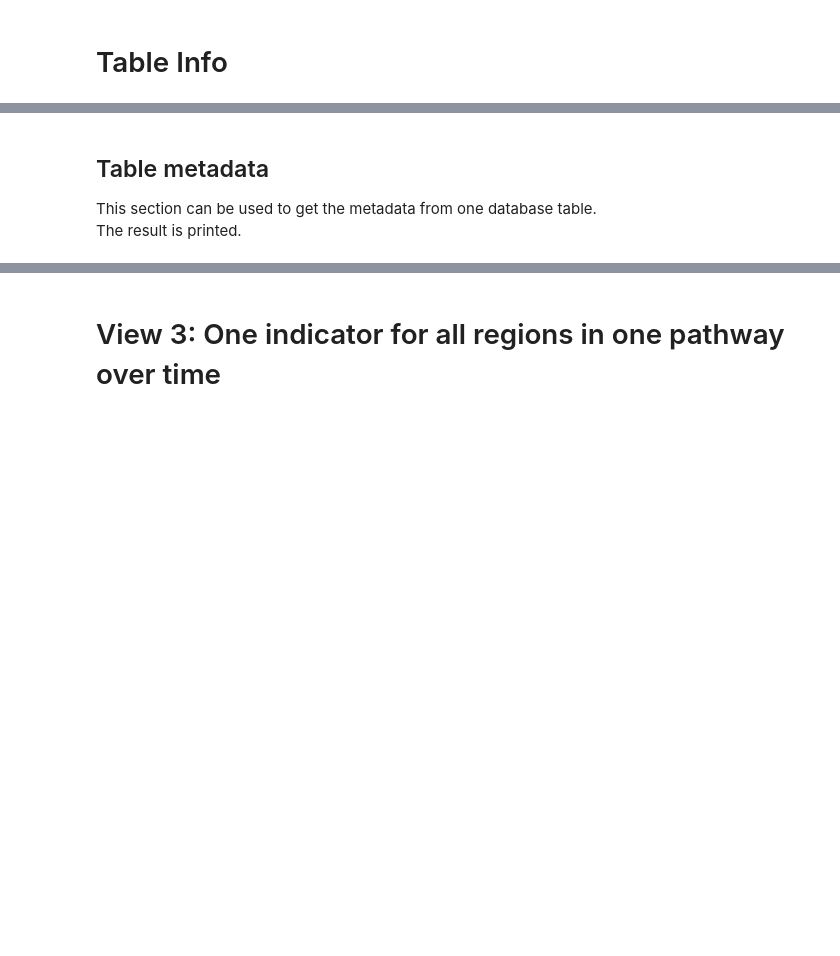
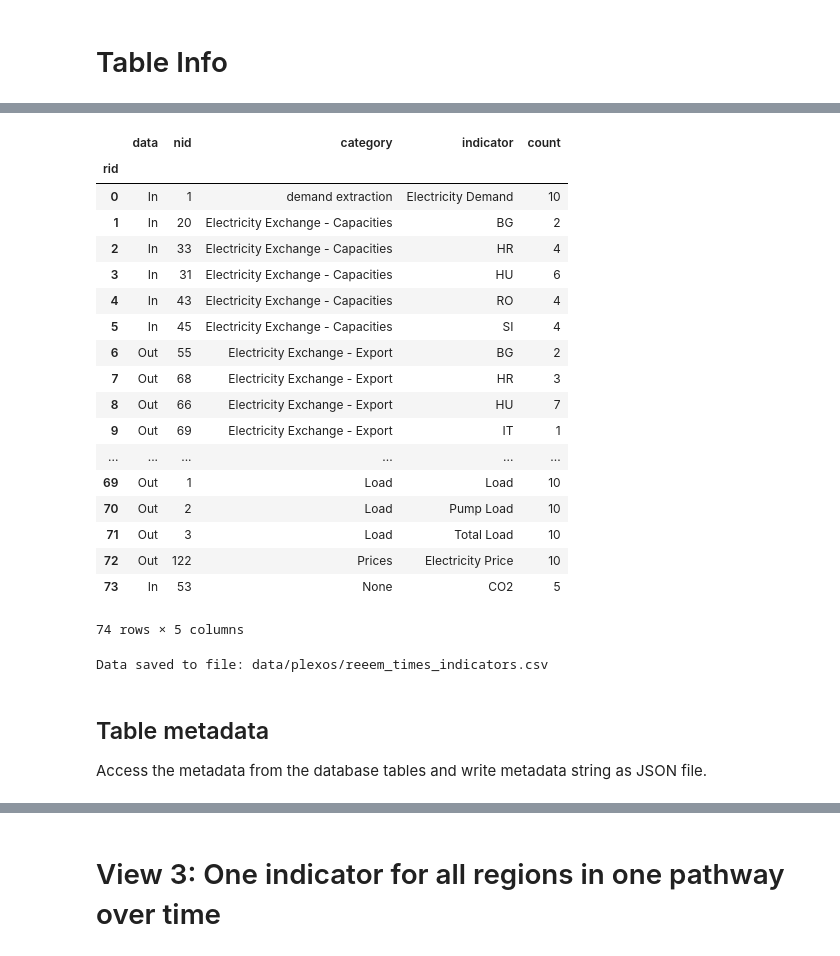
Before and after one commit to ReeemProject/reeem_db, a Jupyter notebook: database_views/reeem_jupyter/reeem_db_plot_Plexos.ipynb, the cells around one changed output, grey strips where cells are left out. Drawn from its saved outputs; the diff is of its cells as text; code cells hidden in the pictures; blank space fills up the shorter version.

Commit message:
update plexos adapter and jupyter #14

```diff
--- a/database_views/reeem_jupyter/reeem_db_plot_Plexos.ipynb
+++ b/database_views/reeem_jupyter/reeem_db_plot_Plexos.ipynb
@@ -159,24 +223,42 @@ df
 # %%
 # Indicators
 column = 'nid,category,indicator' # id, pathway, version, region, year, indicator, category, value, unit
 sql = text("""
     SELECT  'In' AS data, {3}, count(*) AS count
     FROM    {0}.{1}
     GROUP BY {3}
     UNION ALL
     SELECT  'Out' AS data, {3}, count(*) AS count
     FROM    {0}.{2}
     GROUP BY {3}
-    ORDER BY data,{3}; """.format(schema, table_in, table_out, column))
-df_ind = pd.read_sql_query(sql, con)
-df_ind
+    ORDER BY category, indicator, nid; """.format(schema, table_in, table_out, column))
+df_nind = pd.read_sql_query(sql, con)
+df_nind.index.names = ['rid']
+df_nind
+# %% [output]
+|  | data | nid | category | indicator | count |
+| rid |  |  |  |  |  |
+| 0 | In | 1 | demand extraction | Electricity Demand | 10 |
+| 1 | In | 20 | Electricity Exchange - Capacities | BG | 2 |
+| 2 | In | 33 | Electricity Exchange - Capacities | HR | 4 |
+| 3 | In | 31 | Electricity Exchange - Capacities | HU | 6 |
+| 4 | In | 43 | Electricity Exchange - Capacities | RO | 4 |
+| 5 | In | 45 | Electricity Exchange - Capacities | SI | 4 |
+| 6 | Out | 55 | Electricity Exchange - Export | BG | 2 |
+| 7 | Out | 68 | Electricity Exchange - Export | HR | 3 |
+| 8 | Out | 66 | Electricity Exchange - Export | HU | 7 |
+| 9 | Out | 69 | Electricity Exchange - Export | IT | 1 |
+| ... | ... | ... | ... | ... | ... |
+| 69 | Out | 1 | Load | Load | 10 |
+| 70 | Out | 2 | Load | Pump Load | 10 |
+| 71 | Out | 3 | Load | Total Load | 10 |
+| 72 | Out | 122 | Prices | Electricity Price | 10 |
+| 73 | In | 53 | None | CO2 | 5 |
+74 rows × 5 columns
 # %%
-# Save data to CSV
-csvname = 'data/reeem_plexos_indicators.csv'
+# Write data as CSV file
+csvname = 'data/{0}/reeem_times_indicators.csv'.format(folder)
 df_ind.to_csv(csvname, sep=';')
 print("Data saved to file:", csvname)
+# %% [output]
+Data saved to file: data/plexos/reeem_times_indicators.csv
-# %% [markdown]
-## Table metadata
-
-This section can be used to get the metadata from one database table.<br>
-The result is printed.<br>
@@ -192,0 +265,4 @@ df_meta_out
+# %% [markdown]
+## Table metadata
+
+Access the metadata from the database tables and write metadata string as JSON file.<br>
```
Also changed, not shown: parts of 22 cells of this notebook, 2 other files.
